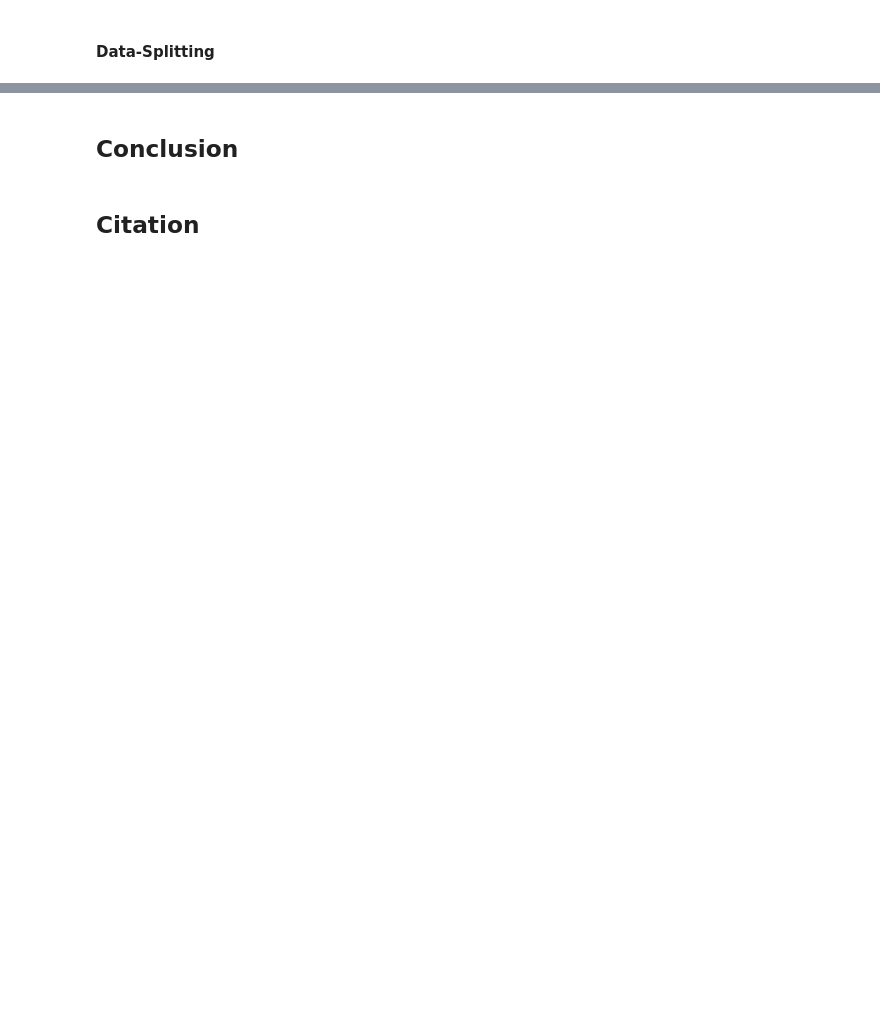
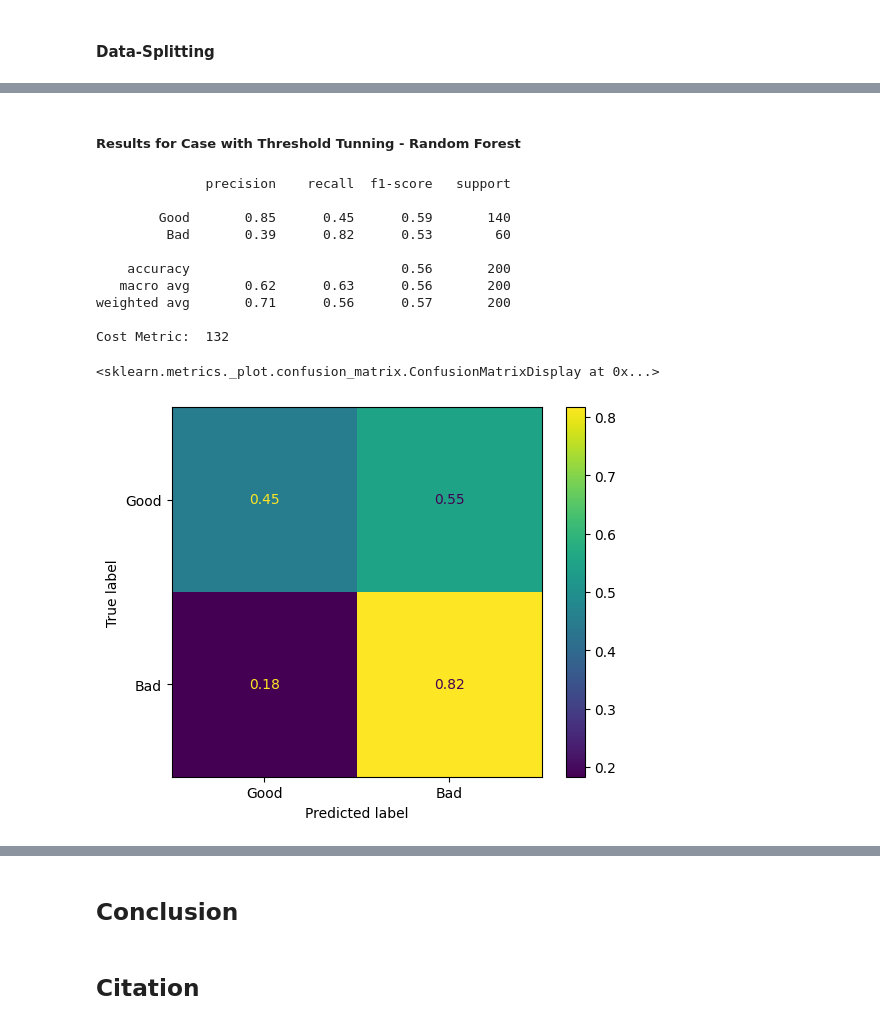
Before and after one commit to LucasVon0645/DSI-Project---Credit-Risk-Prediction, a Jupyter notebook: project.ipynb, the cells around one changed output, grey strips where cells are left out. Drawn from its saved outputs; the diff is of its cells as text; code cells hidden in the pictures; blank space fills up the shorter version.

```diff
--- a/project.ipynb
+++ b/project.ipynb
@@ -368,0 +759,23 @@ create_frequency_table_with_credit_risk(index="SavingsAccountBonds", df=dataset_
+# %% [markdown]
+##### Results for Case with Threshold Tunning - Random Forest
+# %%
+y_pred = model_rf_threshold_cv.predict(X_test)
+
+print(classification_report(y_test, y_pred, target_names=["Good", "Bad"]))
+
+print("Cost Metric: ", cost_metric(y_test, y_pred))
+
+ConfusionMatrixDisplay.from_estimator(model_rf_threshold_cv, X_test, y_test, normalize="true", display_labels=["Good", "Bad"])
+# %% [output]
+              precision    recall  f1-score   support
+
+        Good       0.85      0.45      0.59       140
+         Bad       0.39      0.82      0.53        60
+
+    accuracy                           0.56       200
+   macro avg       0.62      0.63      0.56       200
+weighted avg       0.71      0.56      0.57       200
+
+Cost Metric:  132
+<sklearn.metrics._plot.confusion_matrix.ConfusionMatrixDisplay at 0x...>
+[figure, added]
```
Also changed, not shown: parts of 53 cells of this notebook, 1 other file.
